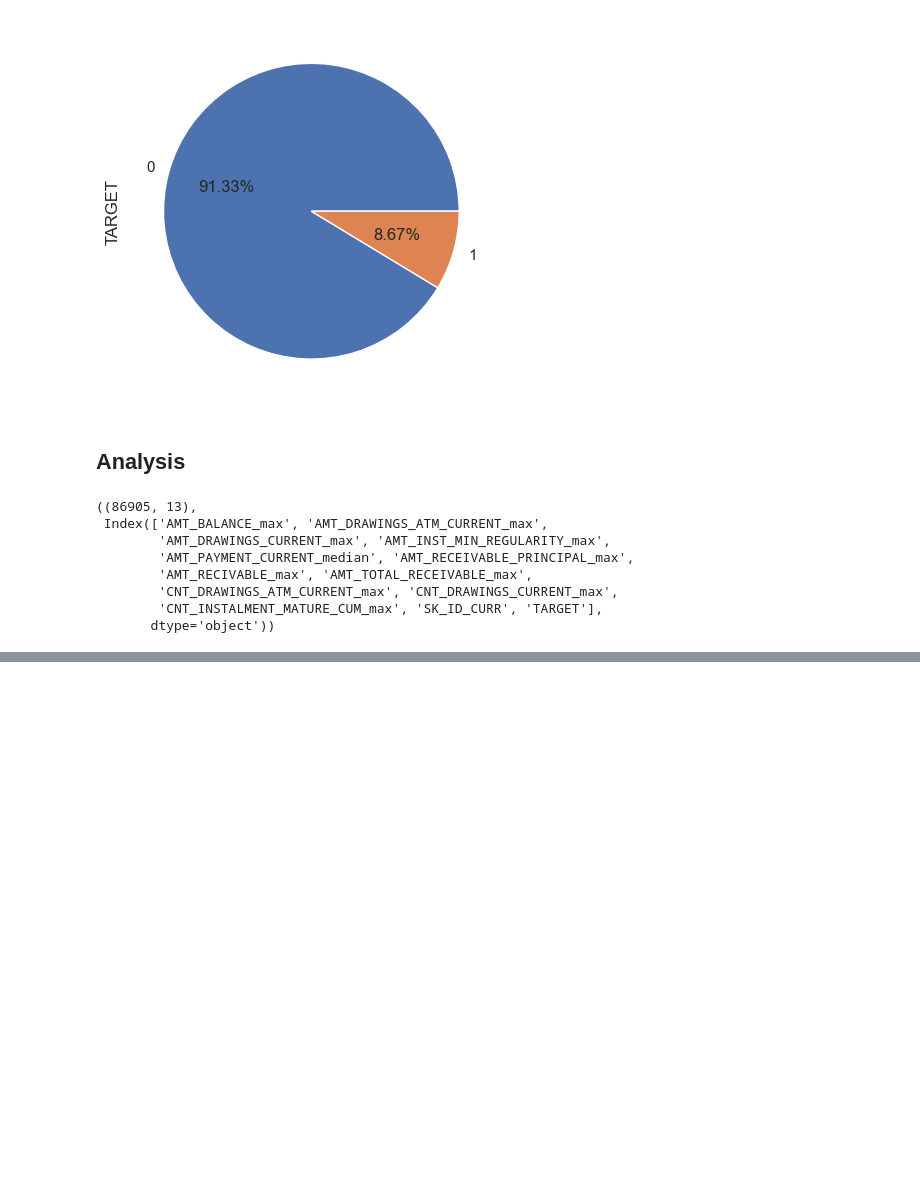
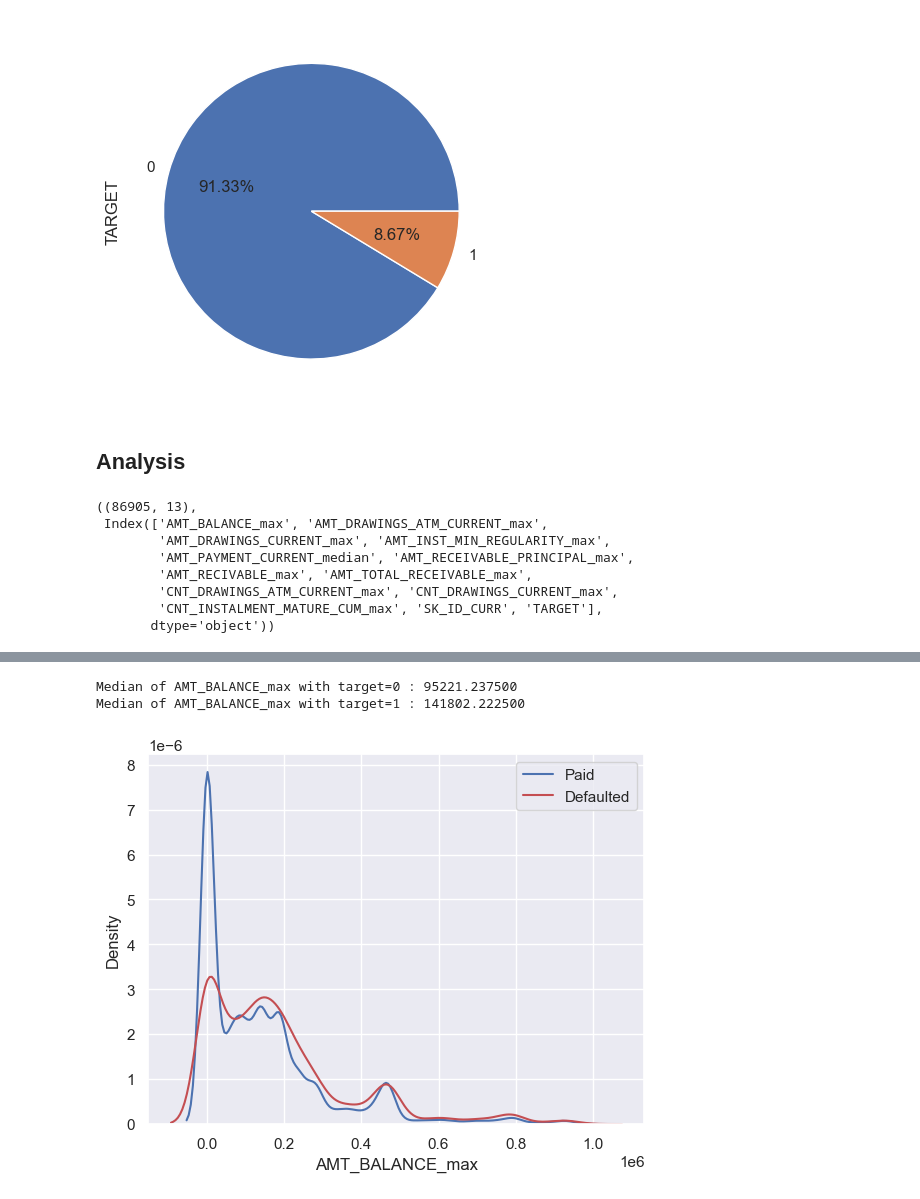
Before and after one commit to seg-fault123/bdm_project, a Jupyter notebook: credit_card.ipynb, the cells around one changed output, grey strips where cells are left out. Cells and saved outputs as stored; diff of their text form; code cells hidden in the pictures; blank space fills up the shorter version.

```diff
--- a/credit_card.ipynb
+++ b/credit_card.ipynb
@@ -109,0 +151,7 @@ numerical_frame.shape, numerical_frame.columns.sort_values()
+# %%
+plot_kde_vs_target('AMT_BALANCE_max', good_frame)
+median_vs_target('AMT_BALANCE_max', good_frame)
+# %% [output]
+Median of AMT_BALANCE_max with target=0 : 95221.237500
+Median of AMT_BALANCE_max with target=1 : 141802.222500
+[figure, added]
```
Also changed, not shown: parts of 89 cells of this notebook.
